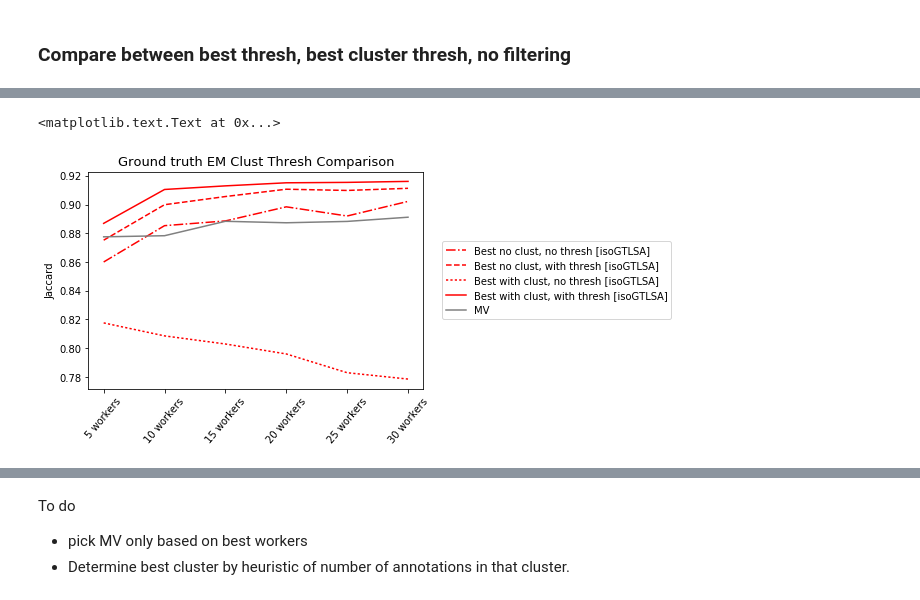
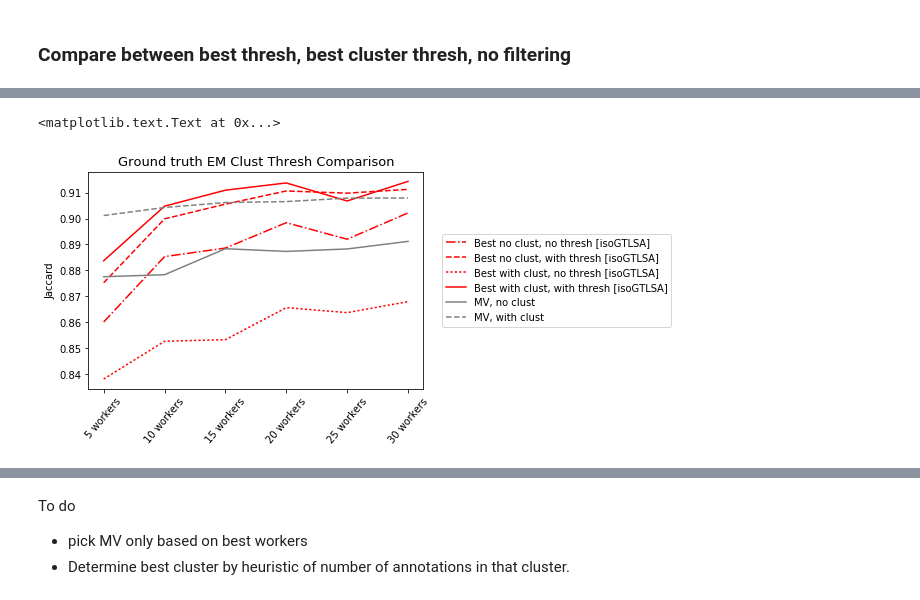
Before and after one commit to cognoscentai/segmentation, a Jupyter notebook: ipynb/PixelBasedGroundTruthExperiment-WithCluster.ipynb, the cells around one changed output, grey strips where cells are left out. Cells and saved outputs as stored; diff of their text form; code cells hidden in the pictures.

```diff
--- a/ipynb/PixelBasedGroundTruthExperiment-WithCluster.ipynb
+++ b/ipynb/PixelBasedGroundTruthExperiment-WithCluster.ipynb
@@ -157,9 +116,9 @@ best_clust = greedy_df.loc[greedy_df.groupby(['sample','objid','cluster_id'])["j
 # %%
-Nworker_performance = best_clust.groupby(['algo','num_workers'],as_index=False)[['j']].mean()
-
+Nworker_performance = greedy_df.groupby(['algo','num_workers'],as_index=False)[['j']].mean()
+plt.plot(MV_noClust,label="MV no clust")
+plt.plot(MV_withClust,label="MV with clust")
 for algo in list(set(Nworker_performance["algo"])):
     plt.plot(np.array(Nworker_performance[Nworker_performance["algo"]==algo][['j']]),label=algo)
-plt.plot(MVarr,label="MV")
 plt.legend(bbox_to_anchor=(1.04,0.5),loc="center left")
 plt.ylabel("Jaccard")
 plt.xticks(rotation=50)
@@ -178,10 +137,11 @@ greedy_best_clust_worker_frac= [0.78398373054021864, 0.78606556755405699, 0.8511
 # %%
-noClust_greedy_df = greedy_df[greedy_df["cluster_id"]==-1]
+noClust_greedy_df = compile_noClust_greedy_algos_to_csv()
 Nworker_performance = noClust_greedy_df.groupby(['algo','num_workers'],as_index=False)[['j']].mean()
+plt.plot(MV_noClust,label="MV no clust")
+plt.plot(MV_withClust,label="MV with clust")
 
 for algo in list(set(Nworker_performance["algo"])):
     plt.plot(np.array(Nworker_performance[Nworker_performance["algo"]==algo][['j']]),label=algo)
-plt.plot(MVarr,label="MV")
 plt.legend(bbox_to_anchor=(1.04,0.5),loc="center left")
 plt.ylabel("Jaccard")
 plt.xticks(rotation=50)
@@ -194,30 +160,28 @@ a = gca().set_xticklabels([0,'5 workers','10 workers','15 workers','20 workers',
 # %%
 isoGT= [0.86180714318405227, 0.8988109346737535, 0.90404005468171478, 0.90954740011618374, 0.90776463234071514, 0.91052706488955748]
 isoGT_best_thresh= [0.88030482691468614, 0.90370402275291195, 0.90762227879598867, 0.91135894959171038, 0.90901508399830366, 0.91165606774023689]
-isoGT_best_clust_thresh= [0.89053582642892704, 0.91043263143527653, 0.91072460538463296, 0.91298553956838557, 0.9133358038218542, 0.91395674303385022]
-isoGT_best_clust_no_thresh= [0.8264871215647438, 0.82787227210020931, 0.82241601536104969, 0.81931400838469981, 0.81151640385843671, 0.80579884918940181]
+isoGT_best_clust_thresh= [0.88854087688972772, 0.9085066711045211, 0.90965265260910255, 0.91209574390479098, 0.91196955684717596, 0.91281156123447726]
+isoGT_best_clust_no_thresh= [0.87637800778911845, 0.90563932604972763, 0.9081308416431505, 0.91123537087537898, 0.91097207169619554, 0.91224160583644398]
 
 isoGTLSA= [0.86001952128075243, 0.8852958258350111, 0.88859038520376588, 0.89840505843053553, 0.89202225166859883, 0.90219252902030678]
-isoGTLSA_best_clust_thresh= [0.88689167180043649, 0.91048138225685693, 0.91299126179100099, 0.91512888607542109, 0.91541973994201986, 0.91610285869121277]
 isoGTLSA_best_thresh= [0.87519051694562056, 0.8998780616894021, 0.90556915704845498, 0.9106581626726421, 0.90980669965364624, 0.911292941153929]
-isoGTLSA_best_clust_no_thresh= [0.81762327438040205, 0.80858992489060211, 0.80294584270721014, 0.79601941134337595, 0.78296028047707245, 0.77853916325592287]
+isoGTLSA_best_clust_thresh= [0.88369835639477001, 0.90478163975981118, 0.91095754401326356, 0.91375689916325986, 0.90679034172811113, 0.91435389680015955]
+isoGTLSA_best_clust_no_thresh= [0.83798513327754942, 0.85260123233056029, 0.85319940681821504, 0.86557959249206329, 0.86364630057192693, 0.86789370397528687]
+#################################
+greedy_ground_truth= [0.93945579463386852, 0.96266602709650861, 0.97255700868926886, 0.97965396048192555, 0.98286834173734094, 0.9863217494865455]
+greedy_best_clust_isoGT= [0.91087815642516201, 0.91171807743536248, 0.90983655930196838, 0.91352433722823823, 0.91192492479916643, 0.9141222300016667]
+greedy_best_clust_worker_frac= [0.89789288455882865, 0.9021416858188871, 0.90184085235351585, 0.90299242828784521, 0.90387937369357174, 0.90390956205647621]
 
-MV=[0.87752629669525561, 0.87830363026608183, 0.88833647762838908, 0.88730470573821674, 0.88825327097293416, 0.89117292810808058]
-MV_best_clust_no_thresh= [0.74508563222656488, 0.74601314647211381, 0.75224673601460912, 0.75172658788851554, 0.75232172138741626, 0.75405060807960711]
-
-greedy_ground_truth= [0.93951474621942344, 0.96259939450243182, 0.97248527408043894, 0.97963366947487251, 0.98449873027478896, 0.98638885982213032]
-greedy_best_clust_ground_truth= [0.93951474621942344, 0.96259939450243182, 0.97248527408043894, 0.97963366947487251, 0.98449873027478896, 0.98638885982213032]
-greedy_best_clust_isoGT_best_clust= [0.81666471632318671, 0.83889938832313449, 0.84600792782630796, 0.82911366669473552, 0.84518859314462635, 0.85003625101149749]
-greedy_best_clust_worker_frac_best_clust= [0.78398373054021864, 0.78606556755405699, 0.85113902106882366, 0.78499711065345612, 0.77747321106591438, 0.78978937616783218]
-greedy_isoGT_no_clust= [0.89798084966980929, 0.90172692332783833, 0.90115935241699163, 0.91026799603210795, 0.90811380044456835, 0.91080227077649989]
-greedy_worker_frac_no_clust= [0.87059208586784431, 0.88653805811473196, 0.88572357142652258, 0.88768491119243764, 0.88774048826785179, 0.88989101610129528]
+greedy_no_clust_isoGT= [0.89798084966980929, 0.90172692332783833, 0.90115935241699163, 0.91026799603210795, 0.90811380044456835, 0.91080227077649989]
+greedy_no_clust_worker_frac= [0.87059208586784431, 0.88653805811473196, 0.88572357142652258, 0.88768491119243764, 0.88774048826785179, 0.88989101610129528]
 # %%
 algoDict=[{"val":isoGT,"name":'Best no clust, no thresh [isoGT]','color':"blue",'linestyle':"-."},
     {"val":isoGT_best_thresh,"name":'Best no clust, with thresh [isoGT]','color':"blue",'linestyle':"--"},
     {"val":isoGT_best_clust_thresh,"name":'Best with clust, with thresh [isoGT]','color':"blue",'linestyle':"-"},
     {"val":isoGT_best_clust_no_thresh,"name":'Best with clust, no thresh [isoGT]','color':"blue",'linestyle':":"},
 
-    {"val":MV,"name":'MV','color':"gray",'linestyle':"-"},
+    {"val":MV_noClust,"name":'MV, no clust','color':"gray",'linestyle':"-"},
+    {"val":MV_withClust,"name":'MV, with clust','color':"gray",'linestyle':"--"},
 ]
 
 metric_J = [metric for metric in metric_keys if 'J' in metric ]
@@ -235,24 +199,25 @@ plt.title("Ground truth EM Clust Thresh Comparison",fontsize=13)
 # %%
 algoDict=[
     {"val":isoGTLSA,"name":'Best no clust, no thresh [isoGTLSA]','color':"red",'linestyle':"-."},
     {"val":isoGTLSA_best_thresh,"name":'Best no clust, with thresh [isoGTLSA]','color':"red",'linestyle':"--"},
     {"val":isoGTLSA_best_clust_no_thresh,"name":'Best with clust, no thresh [isoGTLSA]','color':"red",'linestyle':":"},
     {"val":isoGTLSA_best_clust_thresh,"name":'Best with clust, with thresh [isoGTLSA]','color':"red",'linestyle':"-"},
 
-    {"val":MV,"name":'MV','color':"gray",'linestyle':"-"},
+    {"val":MV_noClust,"name":'MV, no clust','color':"gray",'linestyle':"-"},
+    {"val":MV_withClust,"name":'MV, with clust','color':"gray",'linestyle':"--"},
 ]
 
 metric_J = [metric for metric in metric_keys if 'J' in metric ]
 #Nworker_performance = Nworker_performance.reindex(['5workers_rand0','10workers_rand0','15workers_rand0','20workers_rand0','25workers_rand0','30workers_rand0'])
 for algo in algoDict:
     plt.plot(algo["val"],label=algo["name"],color=algo["color"],linestyle=algo["linestyle"])
 plt.legend(bbox_to_anchor=(1.04,0.5),loc="center left")
 plt.ylabel("Jaccard")
 plt.xticks(rotation=50)
 a = gca().set_xticklabels([0,'5 workers','10 workers','15 workers','20 workers','25 workers','30 workers'])
 plt.title("Ground truth EM Clust Thresh Comparison",fontsize=13)
 # %% [output]
 <matplotlib.text.Text at 0x...>
-[figure, old version]
+[figure, new version]
 # %%
 algoDict=[{"val":greedy_ground_truth,"name":'Greedy ground truth','color':"green",'linestyle':"-"},
```
Also changed, not shown: parts of 28 cells of this notebook, 2 other files.
